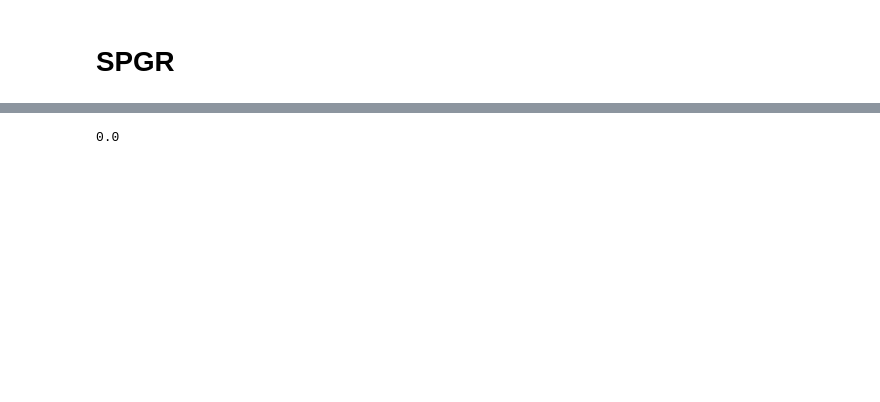
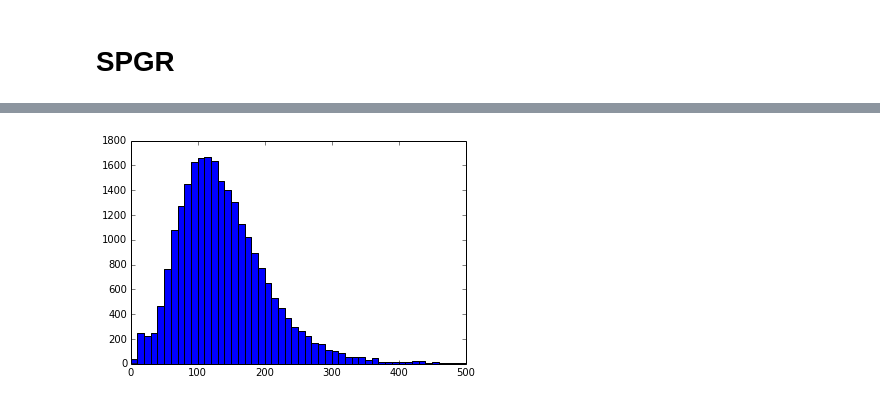
Before and after one commit to gpiantoni/spgr, a Jupyter notebook: main.ipynb, the cells around one changed output, grey strips where cells are left out. Saved outputs shown, nothing was run; the diff lists cells and outputs as text; code cells hidden in the pictures; blank space fills up the shorter version.

```diff
--- a/main.ipynb
+++ b/main.ipynb
@@ -224,3 +183,9 @@ from numpy import *
+# %%
+x_lim = (0, 500)
+hist(auc, range=x_lim, bins=50)
+gca().set_xlim(x_lim);
+# %% [output]
+[figure, added]
 # %%
 from numpy.random import uniform
 # %%
@@ -244,6 +219,7 @@ savez(join('/home', 'gio', basename(xltek_file)), s, e)
 # %%
 total_duration = sum([ptp(x) for x in sleep_data.axis['time']])
-n_rpt = 10000
+n_rpt = 10
+
 dist = zeros(n_rpt)
 for i in range(n_rpt):
     fake_s = uniform(0, total_duration, len(spindles))
@@ -252,7 +228,5 @@ for i in range(n_rpt):
 
 hist(dist)
 sum(estimate_overlap(s, e) <= dist) / n_rpt
-# %% [output]
-0.0
 # %%
 estimate_overlap(s, e)
```
Also changed, not shown: parts of 41 cells of this notebook.
